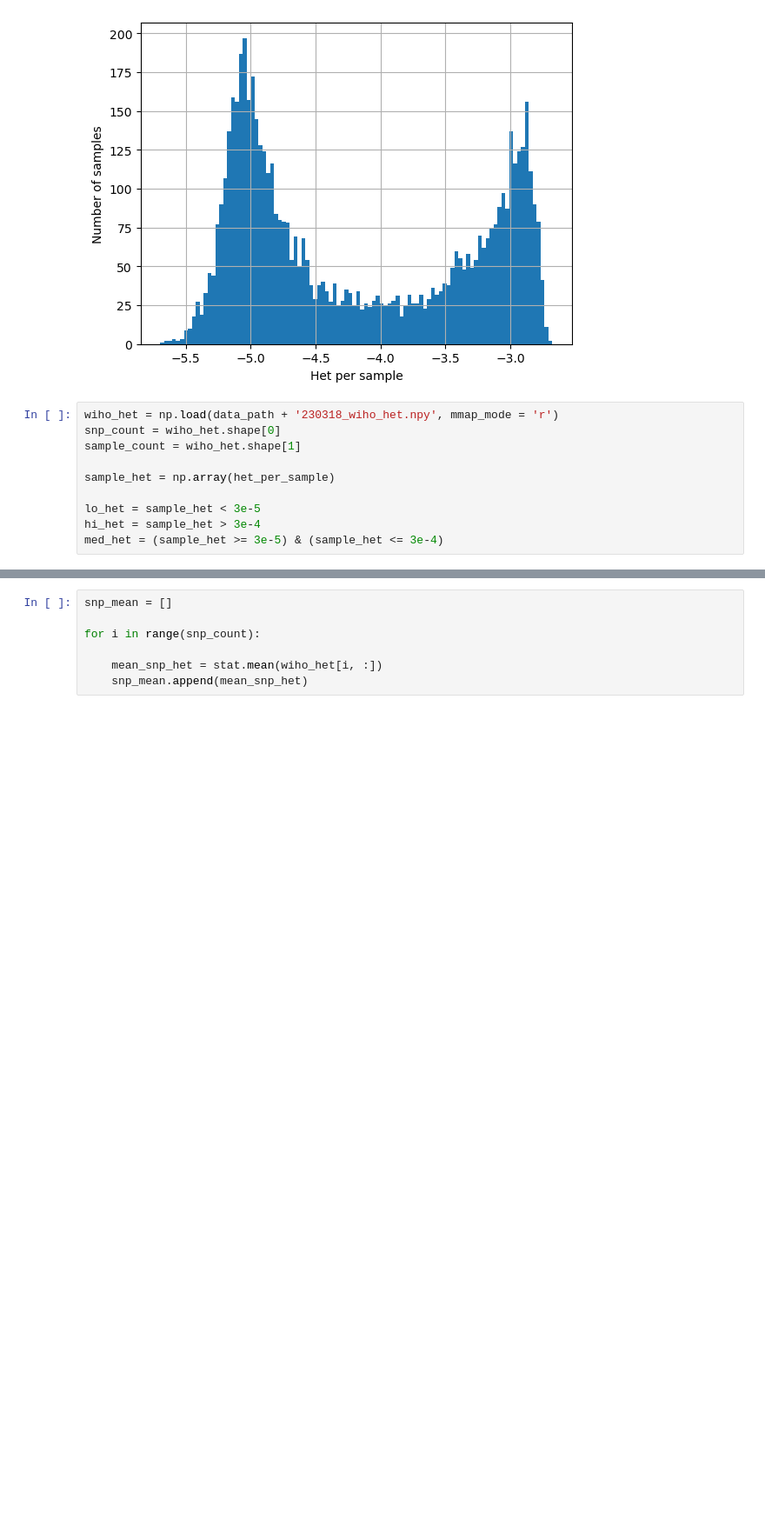
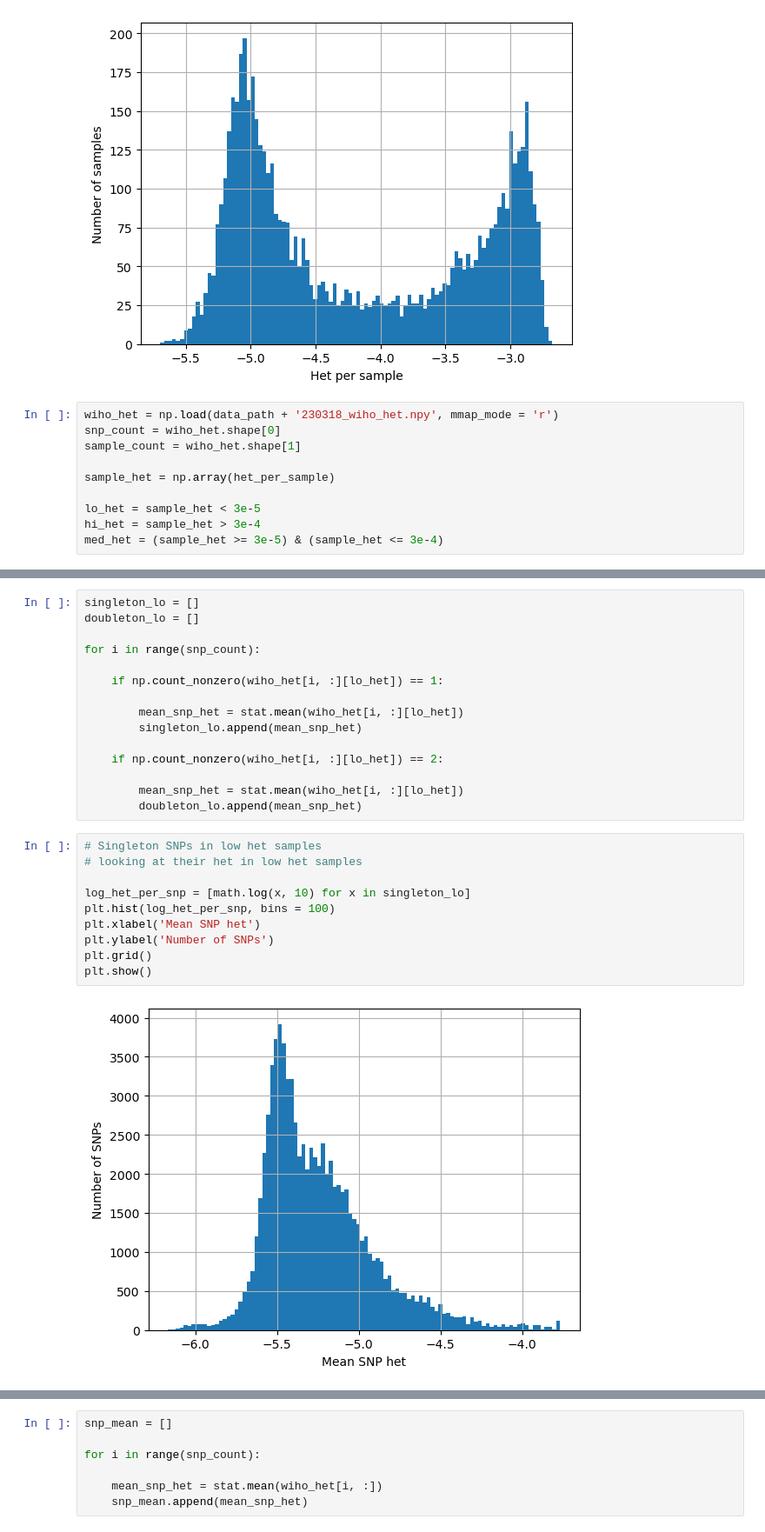
Before and after one commit to d-kwiat/gtg, a Jupyter notebook: Pf6_sanity_checks_230319.ipynb, the cells around one changed output, grey strips where cells are left out. Shown: that part at 87% size. Saved outputs shown, nothing was run; the diff lists cells and outputs as text; blank space fills up the shorter version.

```diff
--- a/Pf6_sanity_checks_230319.ipynb
+++ b/Pf6_sanity_checks_230319.ipynb
@@ -93,0 +133,27 @@ med_het = (sample_het >= 3e-5) & (sample_het <= 3e-4)
+# %%
+singleton_lo = []
+doubleton_lo = []
+
+for i in range(snp_count):
+
+    if np.count_nonzero(wiho_het[i, :][lo_het]) == 1:
+
+        mean_snp_het = stat.mean(wiho_het[i, :][lo_het])
+        singleton_lo.append(mean_snp_het)
+
+    if np.count_nonzero(wiho_het[i, :][lo_het]) == 2:
+
+        mean_snp_het = stat.mean(wiho_het[i, :][lo_het])
+        doubleton_lo.append(mean_snp_het)
+# %%
+# Singleton SNPs in low het samples
+# looking at their het in low het samples
+
+log_het_per_snp = [math.log(x, 10) for x in singleton_lo]
+plt.hist(log_het_per_snp, bins = 100)
+plt.xlabel('Mean SNP het')
+plt.ylabel('Number of SNPs')
+plt.grid()
+plt.show()
+# %% [output]
+[figure, added]
```
Also changed, not shown: parts of 4 cells of this notebook.
